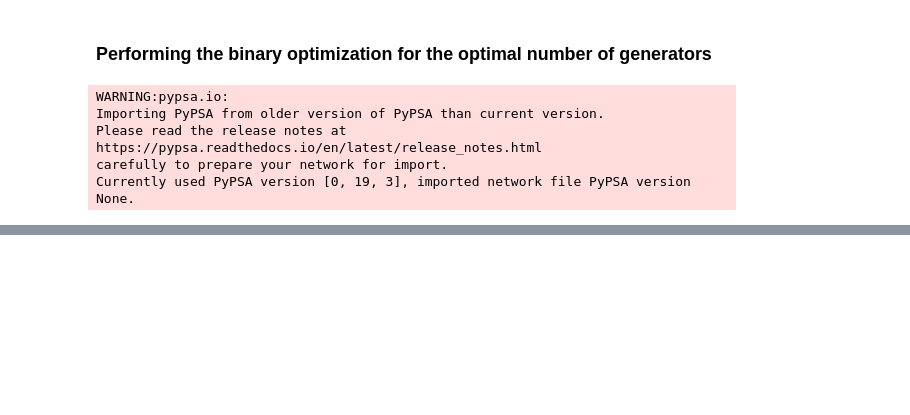
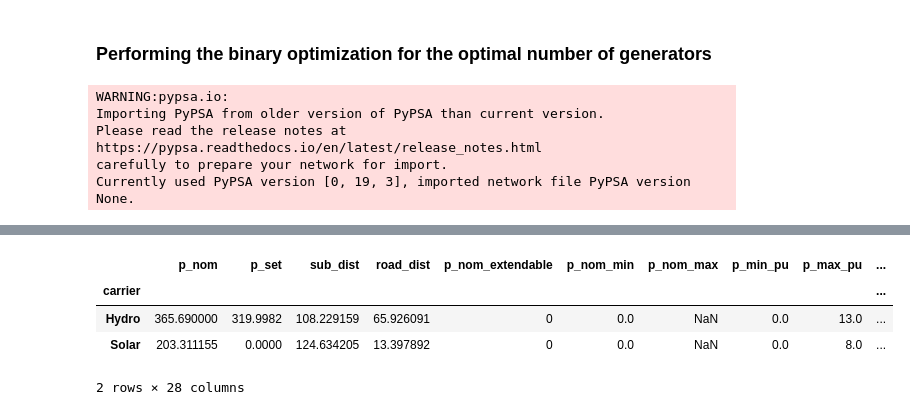
Before and after one commit to deependran7/grid_optimization, a Jupyter notebook: Binary_Optimization.ipynb, the cells around one changed output, grey strips where cells are left out. Cells and saved outputs as stored; diff of their text form; code cells hidden in the pictures; blank space fills up the shorter version.

```diff
--- a/Binary_Optimization.ipynb
+++ b/Binary_Optimization.ipynb
@@ -110,0 +144,8 @@ best_bits, best_eval = problem.optimize()
+# %%
+optimal_network.generators.groupby('carrier').sum()
+# %% [output]
+|  | p_nom | p_set | sub_dist | road_dist | p_nom_extendable | p_nom_min | p_nom_max | p_min_pu | p_max_pu | ... |
+| carrier |  |  |  |  |  |  |  |  |  | ... |
+| Hydro | 365.690000 | 319.9982 | 108.229159 | 65.926091 | 0 | 0.0 | NaN | 0.0 | 13.0 | ... |
+| Solar | 203.311155 | 0.0000 | 124.634205 | 13.397892 | 0 | 0.0 | NaN | 0.0 | 8.0 | ... |
+2 rows × 28 columns
```
Also changed, not shown: parts of 15 cells of this notebook, 4 other files.
